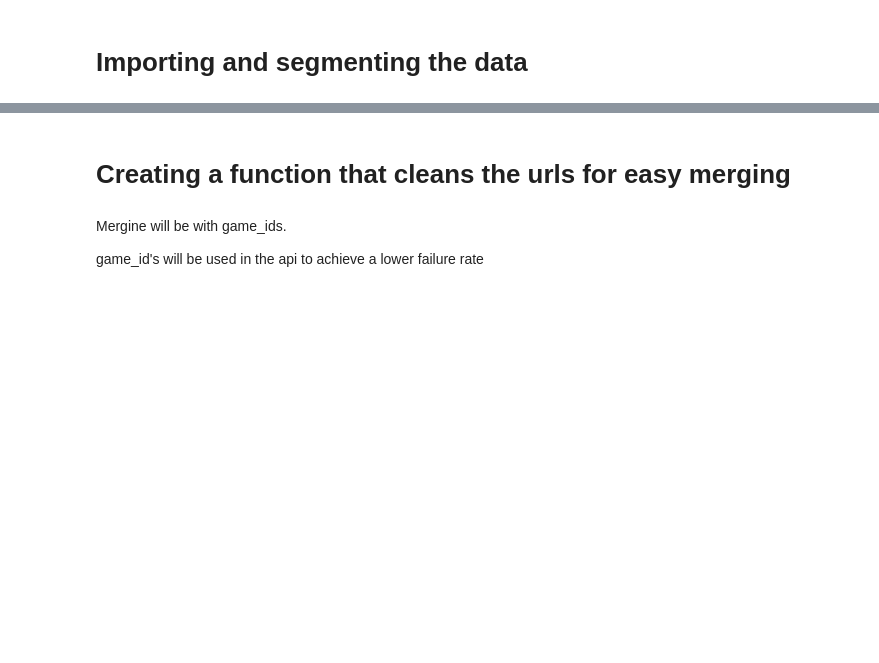
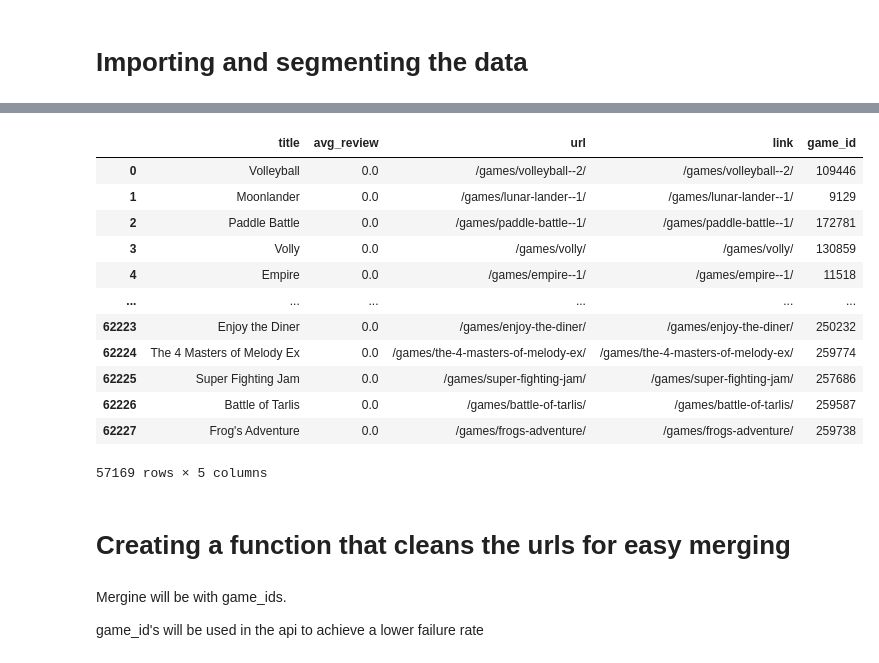
Before and after one commit to Ant-mel/legendary_game_recs, a Jupyter notebook: notebooks/using_game_id_for_api.ipynb, the cells around one changed output, grey strips where cells are left out. Drawn from its saved outputs; the diff is of its cells as text; code cells hidden in the pictures; blank space fills up the shorter version.

Commit message:
learned about game_ids and jsons

```diff
--- a/notebooks/using_game_id_for_api.ipynb
+++ b/notebooks/using_game_id_for_api.ipynb
@@ -45,0 +60,8 @@ See the caveats in the documentation: https://pandas.pydata.org/pandas-docs/stab
+# %%
+def remove_link_trail(string):
+    update = string.replace('https://www.backloggd.com', '')
+    return update
+# %%
+no_duplicates_recent_games['url'] = no_duplicates_recent_games['url'].apply(remove_link_trail)
+# %%
+smaller_df = no_duplicates_recent_games[['title', 'avg_review', 'url']]
@@ -45,0 +84,3 @@ See the caveats in the documentation: https://pandas.pydata.org/pandas-docs/stab
+# %%
+game_ids = pd.read_csv('../raw_data/all_links_with_game_id_v1').drop_duplicates()
+game_ids
@@ -45,0 +101,17 @@ See the caveats in the documentation: https://pandas.pydata.org/pandas-docs/stab
+# %%
+to_call = smaller_df.merge(game_ids, left_on='url', right_on='link').drop_duplicates('title')
+to_call
+# %% [output]
+|  | title | avg_review | url | link | game_id |
+| 0 | Volleyball | 0.0 | /games/volleyball--2/ | /games/volleyball--2/ | 109446 |
+| 1 | Moonlander | 0.0 | /games/lunar-lander--1/ | /games/lunar-lander--1/ | 9129 |
+| 2 | Paddle Battle | 0.0 | /games/paddle-battle--1/ | /games/paddle-battle--1/ | 172781 |
+| 3 | Volly | 0.0 | /games/volly/ | /games/volly/ | 130859 |
+| 4 | Empire | 0.0 | /games/empire--1/ | /games/empire--1/ | 11518 |
+| ... | ... | ... | ... | ... | ... |
+| 62223 | Enjoy the Diner | 0.0 | /games/enjoy-the-diner/ | /games/enjoy-the-diner/ | 250232 |
+| 62224 | The 4 Masters of Melody Ex | 0.0 | /games/the-4-masters-of-melody-ex/ | /games/the-4-masters-of-melody-ex/ | 259774 |
+| 62225 | Super Fighting Jam | 0.0 | /games/super-fighting-jam/ | /games/super-fighting-jam/ | 257686 |
+| 62226 | Battle of Tarlis | 0.0 | /games/battle-of-tarlis/ | /games/battle-of-tarlis/ | 259587 |
+| 62227 | Frog's Adventure | 0.0 | /games/frogs-adventure/ | /games/frogs-adventure/ | 259738 |
+57169 rows × 5 columns
```
Also changed, not shown: parts of 5 cells of this notebook.
